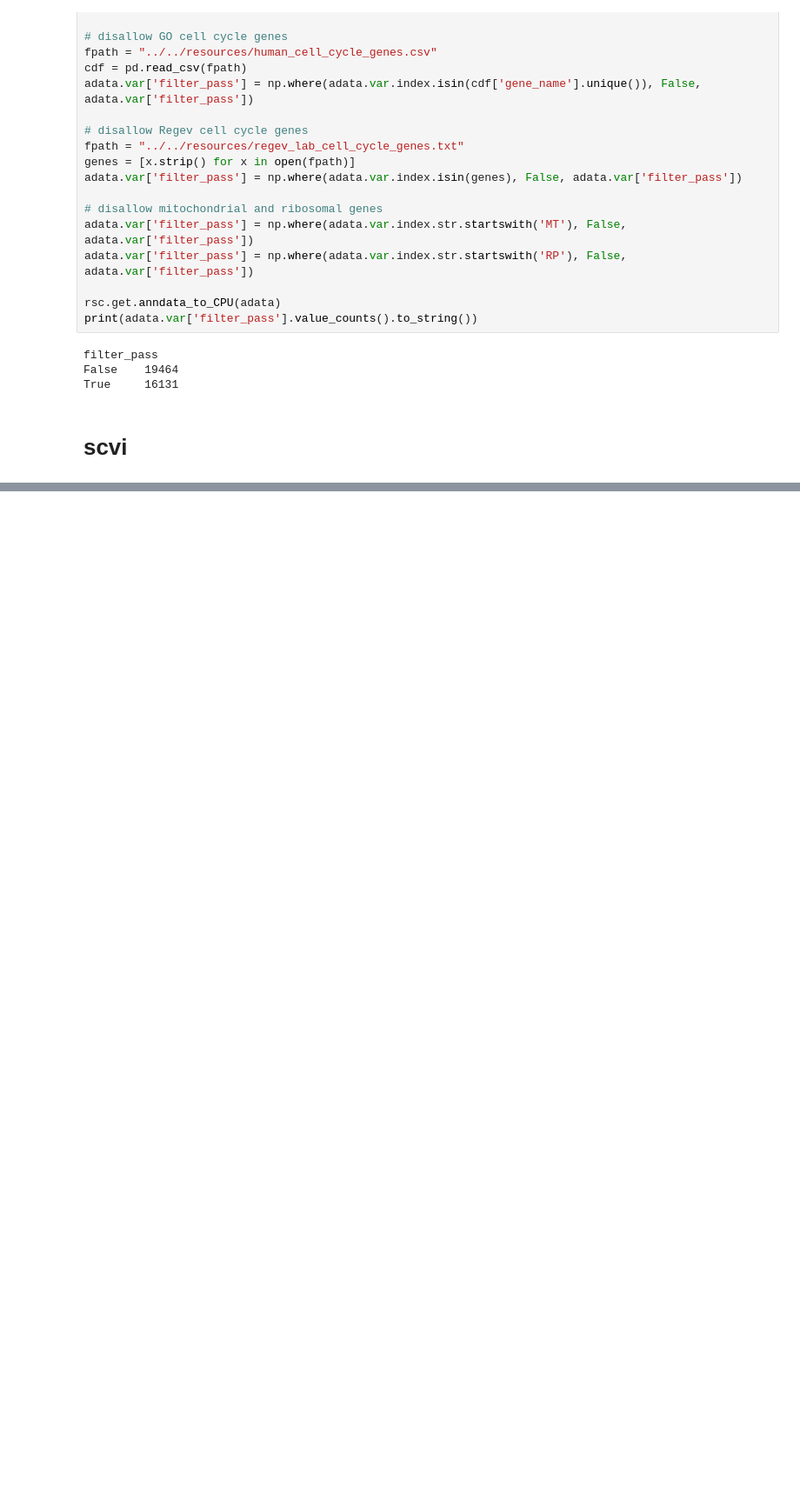
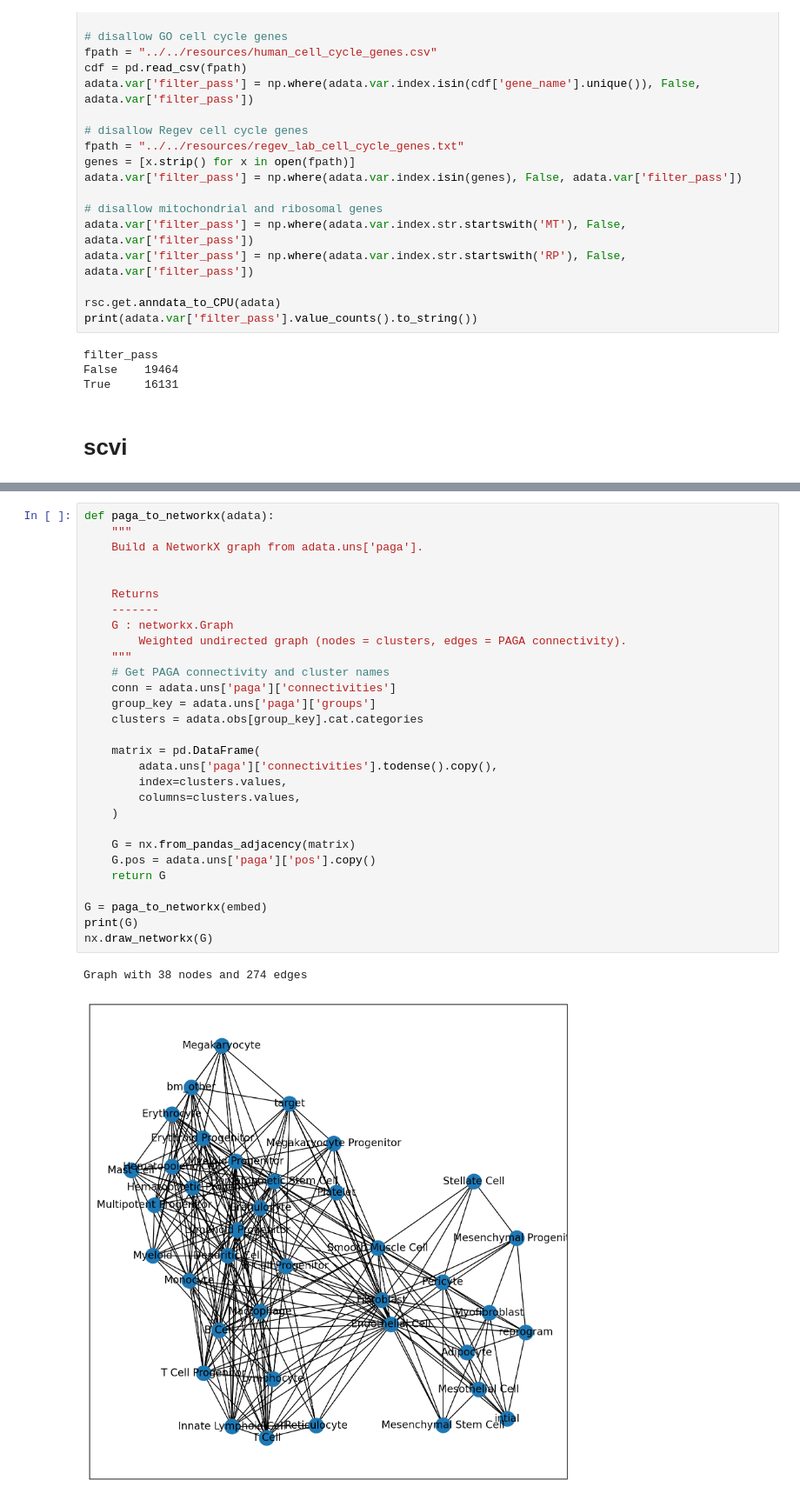
Before and after one commit to CooperStansbury/hematokytos, a Jupyter notebook: notebooks/benchmarks/scvi_benchmark.ipynb, the cells around one changed output, grey strips where cells are left out. Shown at 87% size. Saved outputs shown, nothing was run; the diff lists cells and outputs as text; blank space fills up the shorter version.

```diff
--- a/notebooks/benchmarks/scvi_benchmark.ipynb
+++ b/notebooks/benchmarks/scvi_benchmark.ipynb
@@ -370,0 +384,32 @@ Wall time: 562 ms
+# %%
+def paga_to_networkx(adata):
+    """
+    Build a NetworkX graph from adata.uns['paga'].
+
+
+    Returns
+    -------
+    G : networkx.Graph
+        Weighted undirected graph (nodes = clusters, edges = PAGA connectivity).
+    """
+    # Get PAGA connectivity and cluster names
+    conn = adata.uns['paga']['connectivities']
+    group_key = adata.uns['paga']['groups']
+    clusters = adata.obs[group_key].cat.categories
+
+    matrix = pd.DataFrame(
+        adata.uns['paga']['connectivities'].todense().copy(),
+        index=clusters.values,
+        columns=clusters.values,
+    )
+
+    G = nx.from_pandas_adjacency(matrix)
+    G.pos = adata.uns['paga']['pos'].copy()
+    return G
+
+G = paga_to_networkx(embed)
+print(G)
+nx.draw_networkx(G)
+# %% [output]
+Graph with 38 nodes and 274 edges
+[figure, added]
```
Also changed, not shown: parts of 17 cells of this notebook, 4 other files.
